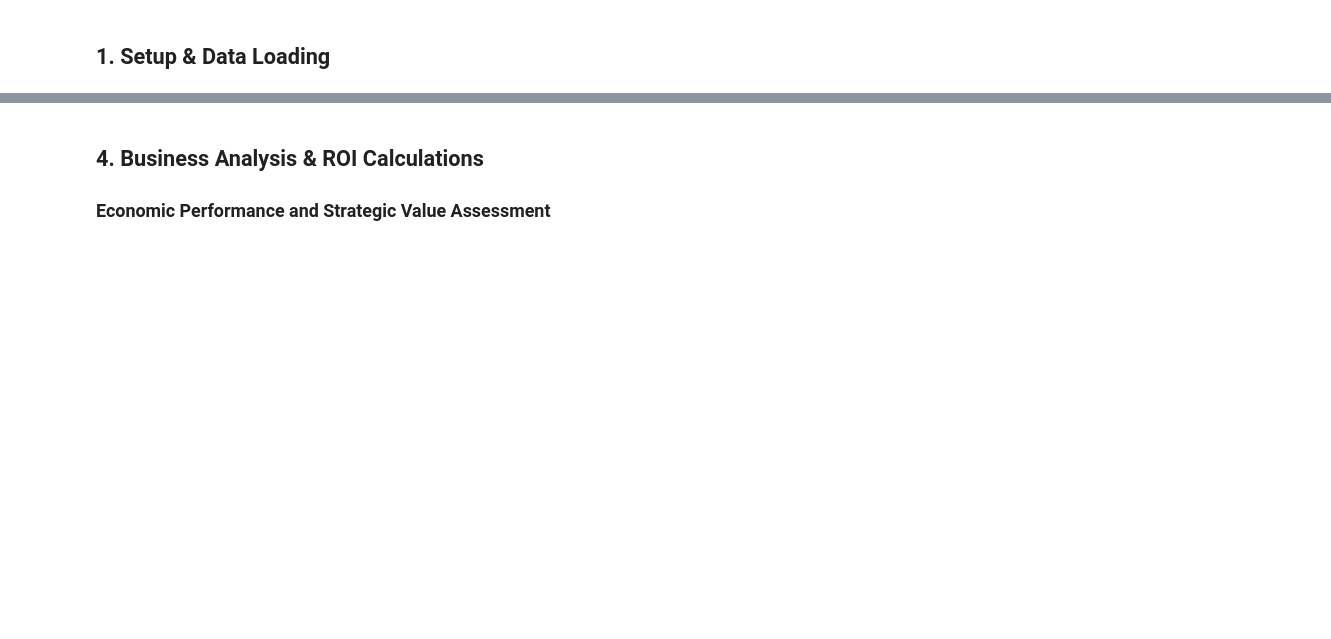
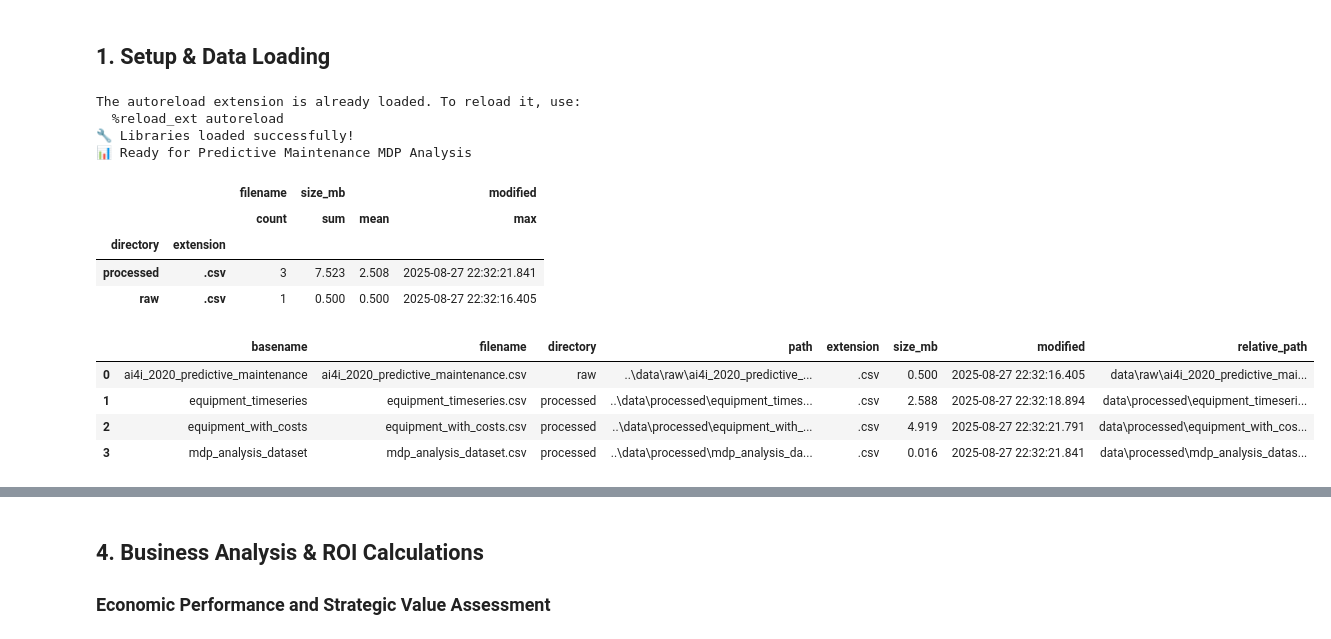
Before and after one commit to jgalloway42/Manufacturing_Equipment_Predictive_Maintenance_MDP, a Jupyter notebook: notebooks/1.0-jdg-predictive-maintenance-mdp-analysis.ipynb, the cells around one changed output, grey strips where cells are left out. Saved outputs shown, nothing was run; the diff lists cells and outputs as text; code cells hidden in the pictures; blank space fills up the shorter version.

```diff
--- a/notebooks/1.0-jdg-predictive-maintenance-mdp-analysis.ipynb
+++ b/notebooks/1.0-jdg-predictive-maintenance-mdp-analysis.ipynb
@@ -30,34 +30,54 @@ This notebook demonstrates a comprehensive **Markov Decision Process (MDP) appro
 # %%
 # Setup - Import libraries and configure environment
 %load_ext autoreload
 %autoreload 2
 import sys
 sys.path.append('../src')
 
 # Core data science libraries
 from generic.preamble import np, pd, plt, sns
 # Data management and paths
 from generic.preamble import raw_data, processed_data, models_path
 from generic.helpers import create_data_catalog
 
 # Predictive maintenance specific imports
 from models.predictive_maintenance_mdp import PredictiveMaintenanceMDP
 from data_prep.equipment_data_simulator import EquipmentTimeSeriesSimulator
 from data_prep.maintenance_cost_simulator import MaintenanceCostSimulator
 
 # Additional visualization libraries
 import plotly.express as px
 import plotly.graph_objects as go
 from plotly.subplots import make_subplots
-import seaborn as sns
-import warnings
-warnings.filterwarnings('ignore')
 
 # Set style
 plt.style.use('seaborn-v0_8')
 sns.set_palette("husl")
 
 print("🔧 Libraries loaded successfully!")
 print("📊 Ready for Predictive Maintenance MDP Analysis")
+
+# Initialize and display data catalog
+catalog = create_data_catalog('..')
+if not catalog.catalog.empty:
+    display(catalog.summary())
+    display(catalog.catalog)
+else:
+    print("No data files found in standard directories")
+# %% [output]
+The autoreload extension is already loaded. To reload it, use:
+  %reload_ext autoreload
+🔧 Libraries loaded successfully!
+📊 Ready for Predictive Maintenance MDP Analysis
+|  |  | filename | size_mb |  | modified |
+|  |  | count | sum | mean | max |
+| directory | extension |  |  |  |  |
+| processed | .csv | 3 | 7.523 | 2.508 | 2025-08-27 22:32:21.841 |
+| raw | .csv | 1 | 0.500 | 0.500 | 2025-08-27 22:32:16.405 |
+|  | basename | filename | directory | path | extension | size_mb | modified | relative_path |
+| 0 | ai4i_2020_predictive_maintenance | ai4i_2020_predictive_maintenance.csv | raw | ..\data\raw\ai4i_2020_predictive_... | .csv | 0.500 | 2025-08-27 22:32:16.405 | data\raw\ai4i_2020_predictive_mai... |
+| 1 | equipment_timeseries | equipment_timeseries.csv | processed | ..\data\processed\equipment_times... | .csv | 2.588 | 2025-08-27 22:32:18.894 | data\processed\equipment_timeseri... |
+| 2 | equipment_with_costs | equipment_with_costs.csv | processed | ..\data\processed\equipment_with_... | .csv | 4.919 | 2025-08-27 22:32:21.791 | data\processed\equipment_with_cos... |
+| 3 | mdp_analysis_dataset | mdp_analysis_dataset.csv | processed | ..\data\processed\mdp_analysis_da... | .csv | 0.016 | 2025-08-27 22:32:21.841 | data\processed\mdp_analysis_datas... |
 # %%
 # Load the hybrid dataset with bathtub curve reliability data
```
Also changed, not shown: parts of 10 cells of this notebook, 10 other files.
